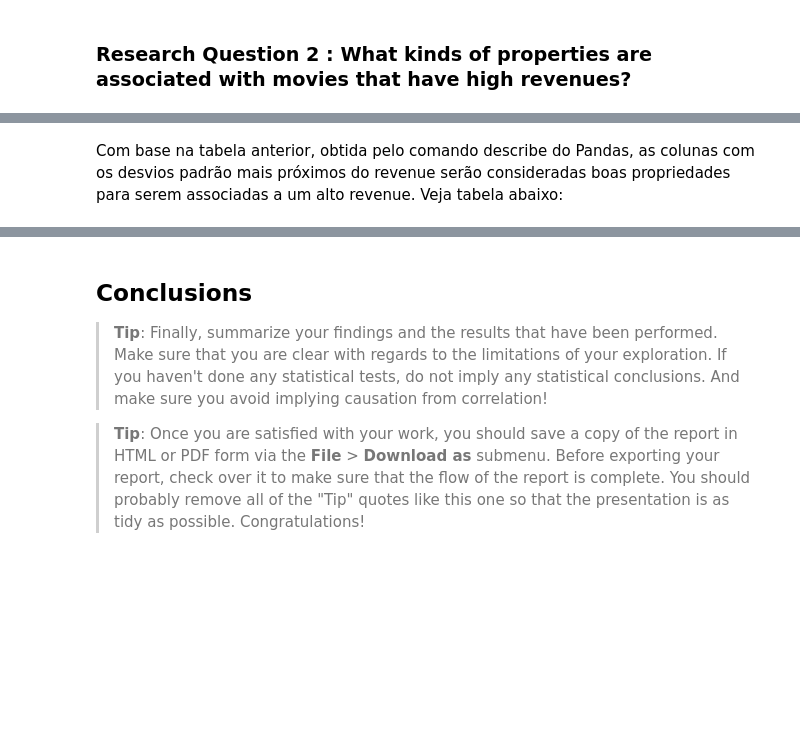
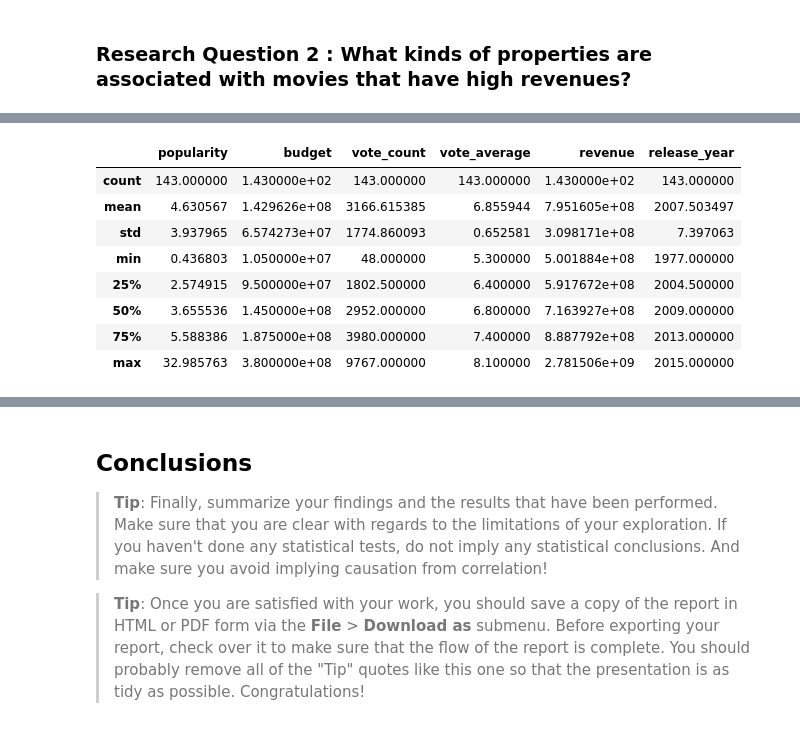
Before and after one commit to KelenAcquati/Project-Investigate-Dataset-Final, a Jupyter notebook: investigate-a-dataset-template.ipynb, the cells around one changed output, grey strips where cells are left out. Cells and saved outputs as stored; diff of their text form; code cells hidden in the pictures; blank space fills up the shorter version.

```diff
--- a/investigate-a-dataset-template.ipynb
+++ b/investigate-a-dataset-template.ipynb
@@ -313,2 +340,12 @@ high_revenue.describe()
-# %% [markdown]
-Com base na tabela anterior, obtida pelo comando describe do Pandas, as colunas com os desvios padrão mais próximos do revenue serão consideradas boas propriedades para serem associadas a um alto revenue. Veja tabela abaixo:
+# %%
+high_revenue.describe()[['popularity','budget','vote_count','vote_average','revenue','release_year']]
+# %% [output]
+|  | popularity | budget | vote_count | vote_average | revenue | release_year |
+| count | 143.000000 | 1.430000e+02 | 143.000000 | 143.000000 | 1.430000e+02 | 143.000000 |
+| mean | 4.630567 | 1.429626e+08 | 3166.615385 | 6.855944 | 7.951605e+08 | 2007.503497 |
+| std | 3.937965 | 6.574273e+07 | 1774.860093 | 0.652581 | 3.098171e+08 | 7.397063 |
+| min | 0.436803 | 1.050000e+07 | 48.000000 | 5.300000 | 5.001884e+08 | 1977.000000 |
+| 25% | 2.574915 | 9.500000e+07 | 1802.500000 | 6.400000 | 5.917672e+08 | 2004.500000 |
+| 50% | 3.655536 | 1.450000e+08 | 2952.000000 | 6.800000 | 7.163927e+08 | 2009.000000 |
+| 75% | 5.588386 | 1.875000e+08 | 3980.000000 | 7.400000 | 8.887792e+08 | 2013.000000 |
+| max | 32.985763 | 3.800000e+08 | 9767.000000 | 8.100000 | 2.781506e+09 | 2015.000000 |
```
Also changed, not shown: parts of 39 cells of this notebook.
